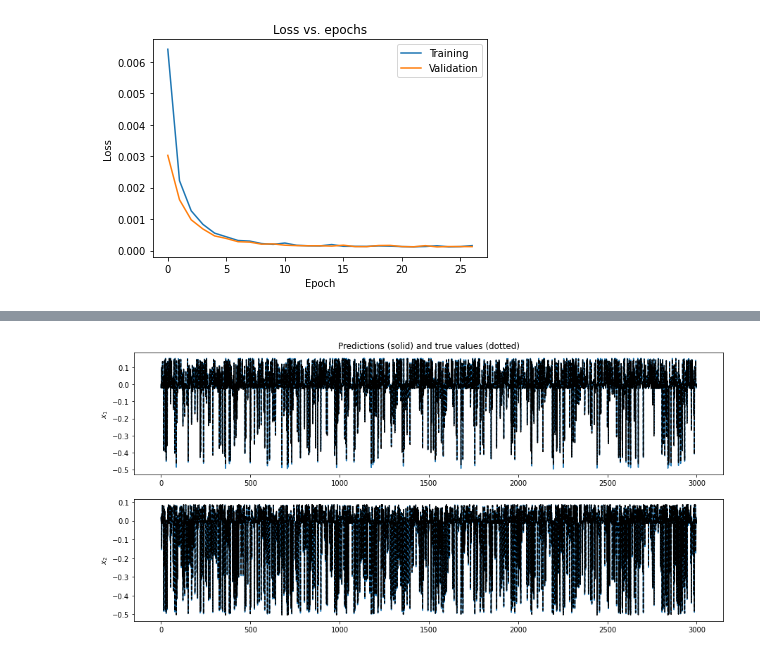
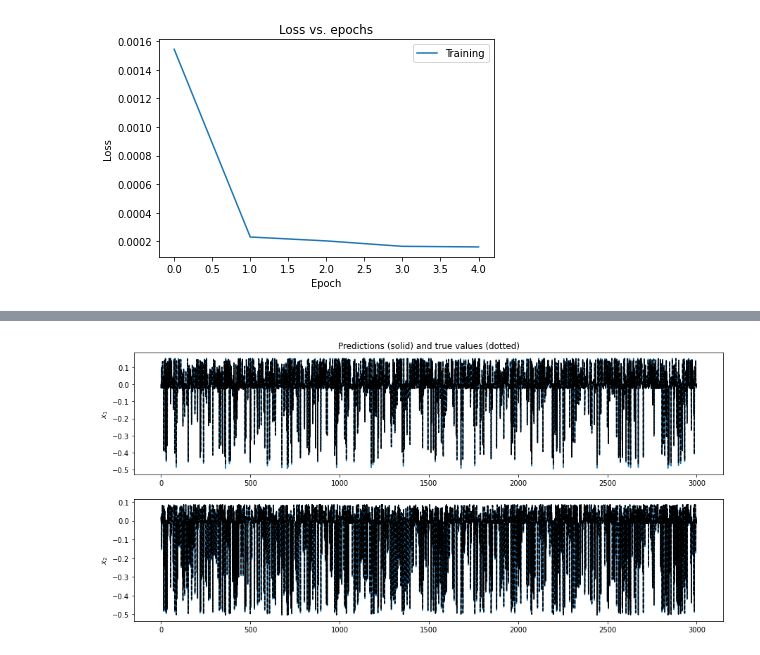
Before and after one commit to kyrxanthos/NN_dynamical_systems, a Jupyter notebook: Find_DS_MLP.ipynb, the cells around one changed output, grey strips where cells are left out. Drawn from its saved outputs; the diff is of its cells as text; code cells hidden in the pictures.

```diff
--- a/Find_DS_MLP.ipynb
+++ b/Find_DS_MLP.ipynb
@@ -51,0 +100,6 @@ if multiple:
+# %%
+x_train_multi = np.concatenate(x_train_multi, axis=0)
+y_train_multi = np.concatenate(y_train_multi, axis=0)
+# %%
+X_train, X_test, y_train, y_test = train_test_split(x_train_multi, y_train_multi, test_size=0.3, shuffle=True) #, random_state=100)
+print(X_train.shape, X_test.shape, y_train.shape, y_test.shape)
@@ -51,0 +108,6 @@ if multiple:
+# %%
+train_dataset = tf.data.Dataset.from_tensor_slices((X_train, y_train))
+train_dataset = train_dataset.shuffle(buffer_size=1024)
+batch_size = 64
+train_dataset = train_dataset.batch(batch_size)
+train_dataset.element_spec
@@ -140,4 +223,4 @@ Trainable params: 364,990
 Non-trainable params: 0
 _________________________________________________________________
 # %%
-history = model.fit(X_train,y_train, validation_data=(X_test, y_test), epochs=50, verbose=0, callbacks=[earlystopping])
+history = model.fit(train_dataset, epochs=5, verbose=1, callbacks=[earlystopping])
@@ -144,11 +238,11 @@ history = model.fit(X_train,y_train, validation_data=(X_test, y_test), epochs=50
 # %%
 plt.plot(history.history['loss'])
-plt.plot(history.history['val_loss'])
+# plt.plot(history.history['val_loss'])
 # plt.plot(history.history['val_mae'])
 plt.title('Loss vs. epochs')
 plt.ylabel('Loss')
 plt.xlabel('Epoch')
 plt.legend(['Training', 'Validation', 'Validation mae'])
 plt.show()
 # %% [output]
-[figure, old version]
+[figure, new version]
```
Also changed, not shown: parts of 17 cells of this notebook, 10 other files.
